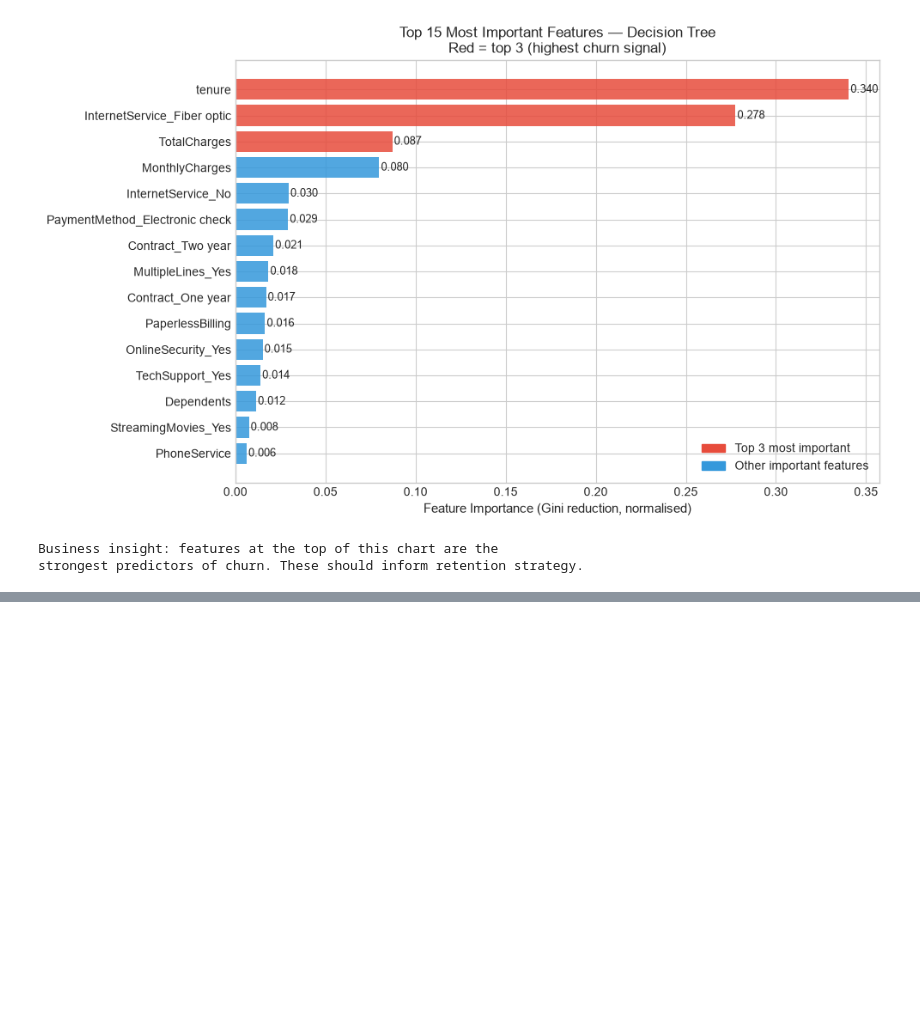
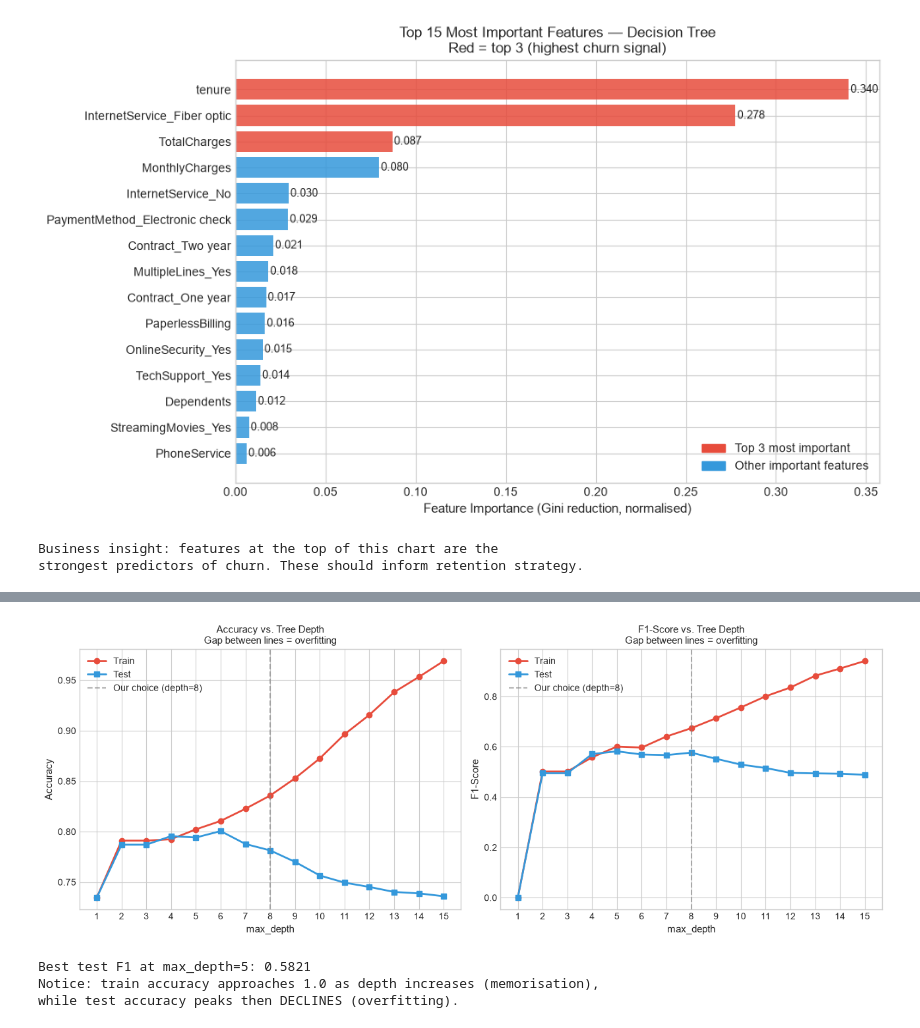
Before and after one commit to AlexKarari/decision-trees, a Jupyter notebook: notebooks/DT_learnings.ipynb, the cells around one changed output, grey strips where cells are left out. Drawn from its saved outputs; the diff is of its cells as text; code cells hidden in the pictures; blank space fills up the shorter version.

```diff
--- a/notebooks/DT_learnings.ipynb
+++ b/notebooks/DT_learnings.ipynb
@@ -393,0 +399,47 @@ strongest predictors of churn. These should inform retention strategy.
+# %%
+# The bias-variance tradeoff — depth vs. performance
+# Train a tree at each max_depth and record train/test metrics (most important plots for tree models)
+
+depths = list(range(1, 16))  # max_depth from 1 to 15
+
+train_acc, test_acc   = [], []
+train_f1,  test_f1    = [], []
+
+for depth in depths:
+    t = DecisionTreeScratch(max_depth=depth, min_samples_split=2, min_samples_leaf=1, random_state=42)
+    t.fit(X_train, y_train)
+
+    train_acc.append(accuracy_score(y_train, t.predict(X_train)))
+    test_acc.append( accuracy_score(y_test,  t.predict(X_test)))
+    train_f1.append(f1_score(y_train, t.predict(X_train), zero_division=0))
+    test_f1.append( f1_score(y_test,  t.predict(X_test),  zero_division=0))
+
+fig, axes = plt.subplots(1, 2, figsize=(13, 5))
+
+for ax, metric_name, train_vals, test_vals in [
+    (axes[0], 'Accuracy', train_acc, test_acc),
+    (axes[1], 'F1-Score', train_f1,  test_f1),
+]:
+    ax.plot(depths, train_vals, 'o-', color=COLORS['churn'],   label='Train', linewidth=2)
+    ax.plot(depths, test_vals,  's-', color=COLORS['neutral'],  label='Test',  linewidth=2)
+    ax.axvline(8, color='gray', linestyle='--', alpha=0.6, label='Our choice (depth=8)')
+    ax.set_xlabel('max_depth', fontsize=11)
+    ax.set_ylabel(metric_name, fontsize=11)
+    ax.set_title(f'{metric_name} vs. Tree Depth\n'
+                 'Gap between lines = overfitting', fontsize=11)
+    ax.legend()
+    ax.set_xticks(depths)
+
+plt.tight_layout()
+plt.savefig('../visualisations/depth_vs_performance.png', dpi=150, bbox_inches='tight')
+plt.show()
+
+best_depth = depths[np.argmax(test_f1)]
+print(f'Best test F1 at max_depth={best_depth}: {max(test_f1):.4f}')
+print('Notice: train accuracy approaches 1.0 as depth increases (memorisation),')
+print('while test accuracy peaks then DECLINES (overfitting).')
+# %% [output]
+[figure, added]
+Best test F1 at max_depth=5: 0.5821
+Notice: train accuracy approaches 1.0 as depth increases (memorisation),
+while test accuracy peaks then DECLINES (overfitting).
```
Also changed, not shown: parts of 1 cell of this notebook.
